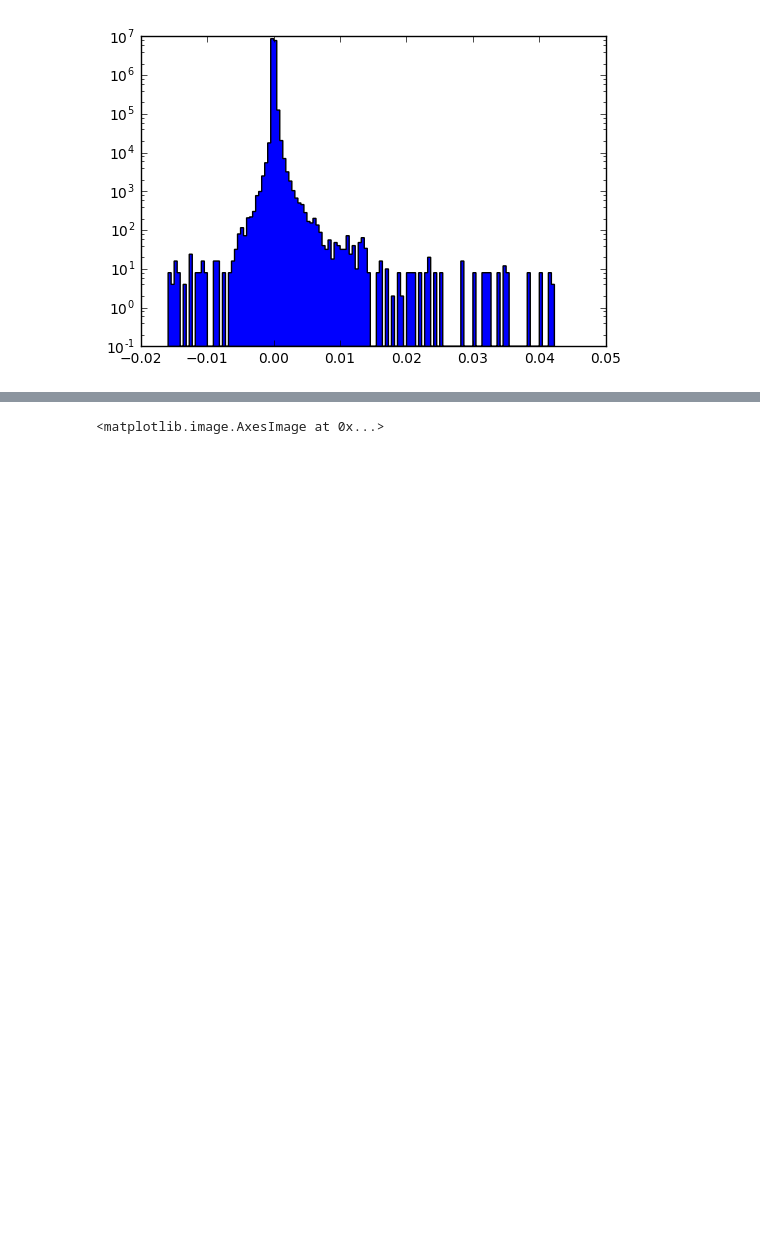
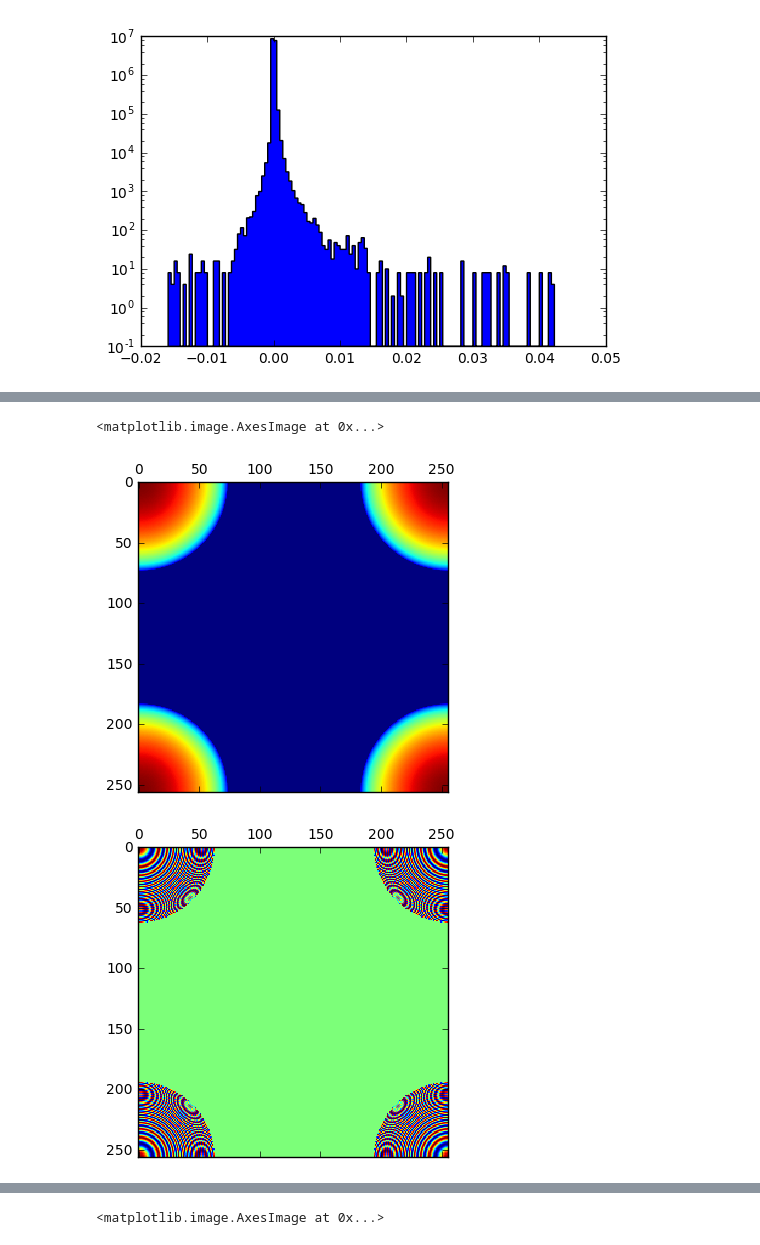
Before and after one commit to david-hoffman/pyotf, a Jupyter notebook: notebooks/OTF Dev Notebook.ipynb, the cells around one changed output, grey strips where cells are left out. Drawn from its saved outputs; the diff is of its cells as text; code cells hidden in the pictures; blank space fills up the shorter version.

```diff
--- a/notebooks/OTF Dev Notebook.ipynb
+++ b/notebooks/OTF Dev Notebook.ipynb
@@ -563,0 +611,7 @@ for p in psf:
+# %%
+matshow(psf[0]._kz)
+matshow(imag(psf[0].pupil[0]))
+# %% [output]
+<matplotlib.image.AxesImage at 0x...>
+[figure, added]
+[figure, added]
```
Also changed, not shown: parts of 19 cells of this notebook, 4 other files.
